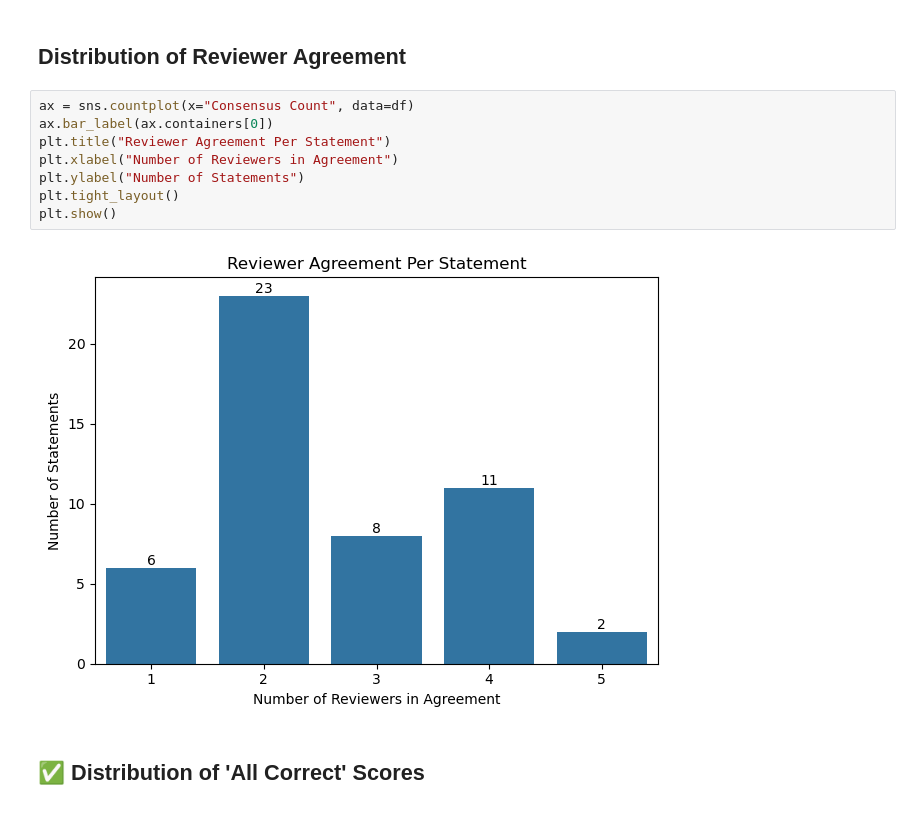
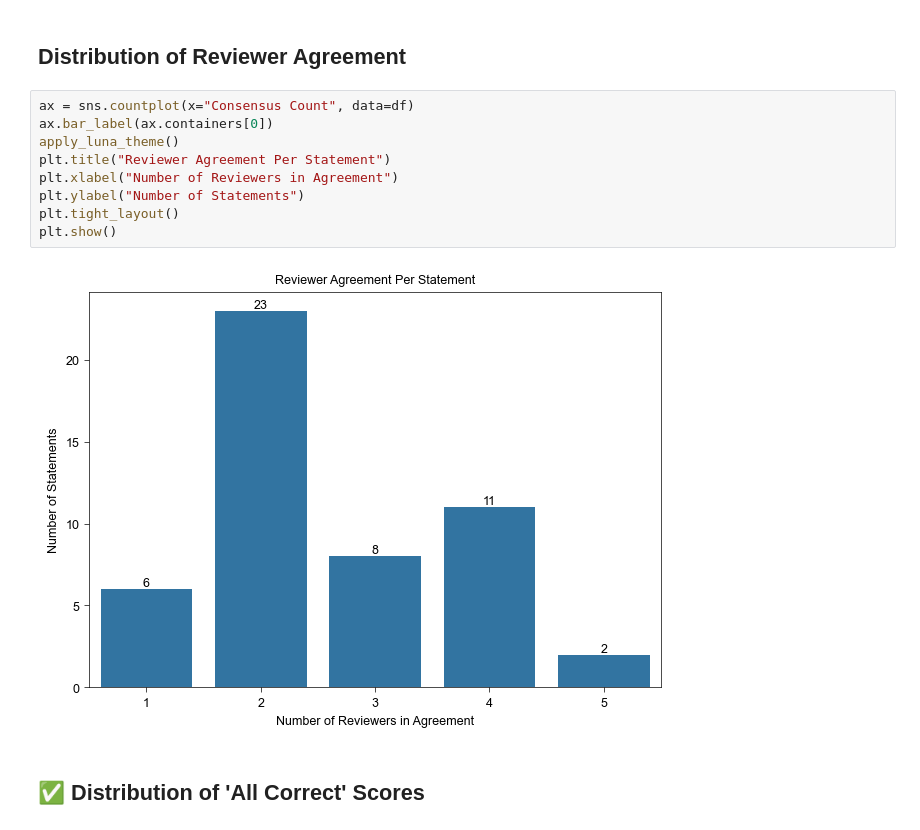
Before and after one commit to sciluna/llm-text-to-knowledge-graph, a Jupyter notebook: evaluation_tests_and_analysis/reviewers_results_comparison/consensus_analysis.ipynb, the cells around one changed output. Drawn from its saved outputs; the diff is of its cells as text.

```diff
--- a/evaluation_tests_and_analysis/reviewers_results_comparison/consensus_analysis.ipynb
+++ b/evaluation_tests_and_analysis/reviewers_results_comparison/consensus_analysis.ipynb
@@ -94,13 +104,14 @@ for error_type, statements in error_agreement.items():
 # %%
 ax = sns.countplot(x="Consensus Count", data=df)
 ax.bar_label(ax.containers[0])
+apply_luna_theme()
 plt.title("Reviewer Agreement Per Statement")
 plt.xlabel("Number of Reviewers in Agreement")
 plt.ylabel("Number of Statements")
 plt.tight_layout()
 plt.show()
 # %% [output]
-[figure, old version]
+[figure, new version]
 # %% [markdown]
 ## ✅ Distribution of 'All Correct' Scores
 # %%
```
Also changed, not shown: parts of 6 cells of this notebook, 9 other files.
